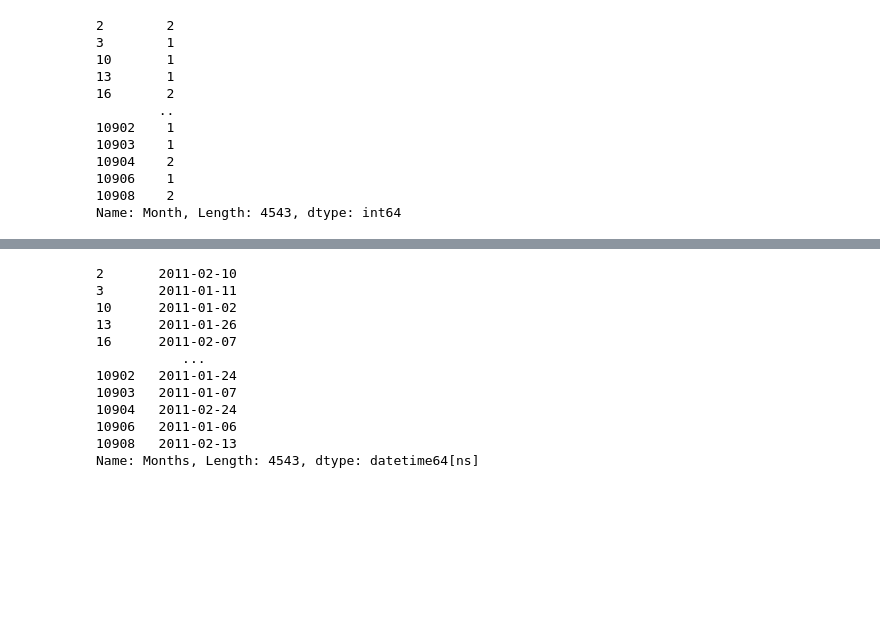
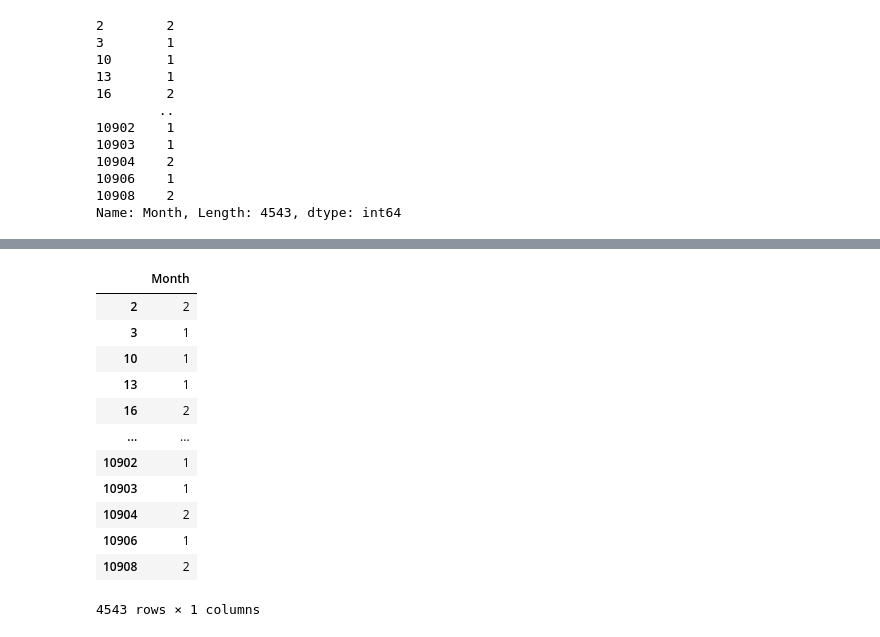
Before and after one commit to sorianom23/lab-customer-analysis-round-2, a Jupyter notebook: Lab-costumer-analysis-round-2.ipynb, the cells around one changed output, grey strips where cells are left out. Cells and saved outputs as stored; diff of their text form; code cells hidden in the pictures; blank space fills up the shorter version.

```diff
--- a/Lab-costumer-analysis-round-2.ipynb
+++ b/Lab-costumer-analysis-round-2.ipynb
@@ -145,6 +145,3 @@ marketing_analysis["Month"]
 10906    1
 10908    2
 Name: Month, Length: 4543, dtype: int64
-# %%
-marketing_analysis['first_quarter'] = pd.DatetimeIndex(marketing_analysis['Effective To Date']).month
-display(marketing_analysis)
@@ -165,15 +148,24 @@ display(marketing_analysis)
-# %%
-marketing_analysis['Months']
-# %% [output]
-2       2011-02-10
-3       2011-01-11
-10      2011-01-02
-13      2011-01-26
-16      2011-02-07
-           ...
-10902   2011-01-24
-10903   2011-01-07
-10904   2011-02-24
-10906   2011-01-06
-10908   2011-02-13
-Name: Months, Length: 4543, dtype: datetime64[ns]
+# %%
+marketing_analysis2 = marketing_analysis.copy()
+# %%
+def firstquarter(df):
+    #return df[df['Month'].isin([1,2,3])]
+    return df[df['Month'] <= 3]
+
+#marketing_analysis[marketing_analysis['Month'].isin([1,2,3])]
+# %%
+firstquarter(marketing_analysis2)
+# %% [output]
+|  | Month |
+| 2 | 2 |
+| 3 | 1 |
+| 10 | 1 |
+| 13 | 1 |
+| 16 | 2 |
+| ... | ... |
+| 10902 | 1 |
+| 10903 | 1 |
+| 10904 | 2 |
+| 10906 | 1 |
+| 10908 | 2 |
+4543 rows × 1 columns
```
Also changed, not shown: parts of 1 cell of this notebook.
